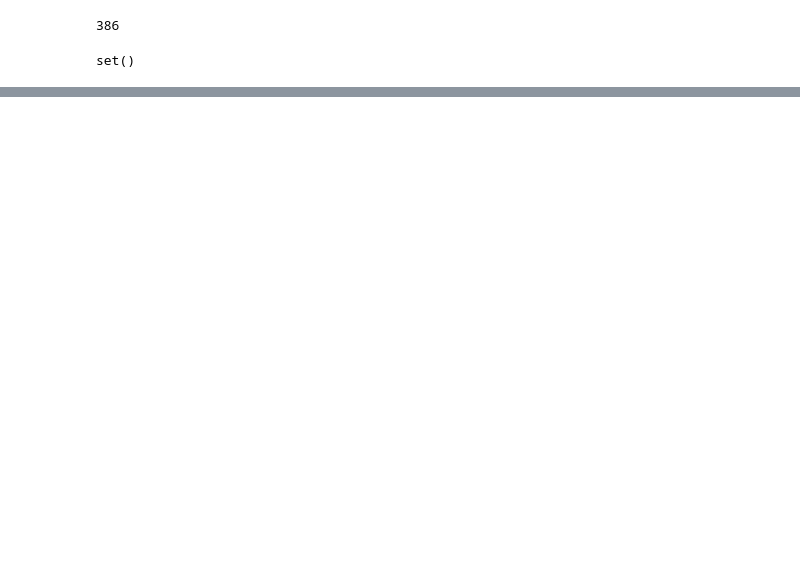
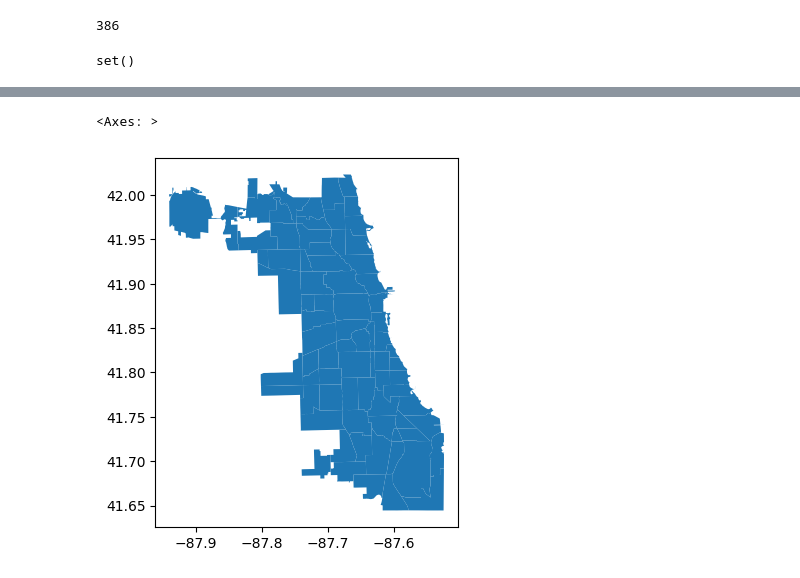
Before and after one commit to michplunkett/one-offs, a Jupyter notebook: notebooks/ucpd_cluster_analysis.ipynb, the cells around one changed output, grey strips where cells are left out. Saved outputs shown, nothing was run; the diff lists cells and outputs as text; code cells hidden in the pictures; blank space fills up the shorter version.

```diff
--- a/notebooks/ucpd_cluster_analysis.ipynb
+++ b/notebooks/ucpd_cluster_analysis.ipynb
@@ -522,0 +561,8 @@ narcotics = {
+# %%
+chi_comm = gp.read_file("data/chicago_comm_utm/chicago_comm_utm.shp")[
+    ["NID", "geometry"]
+]
+chi_comm.to_crs(epsg=4326).plot()
+# %% [output]
+<Axes: >
+[figure, added]
```
Also changed, not shown: parts of 8 cells of this notebook.
